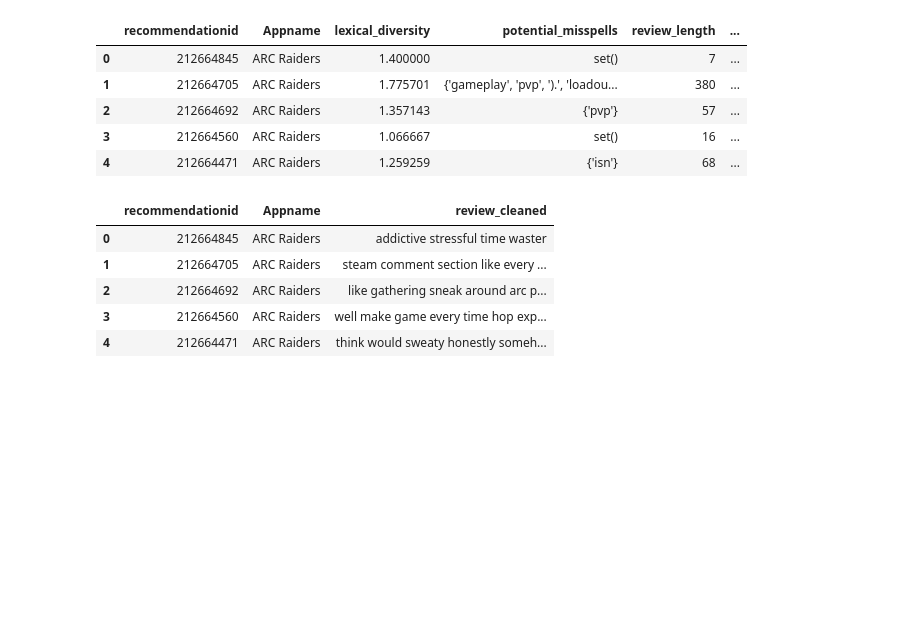
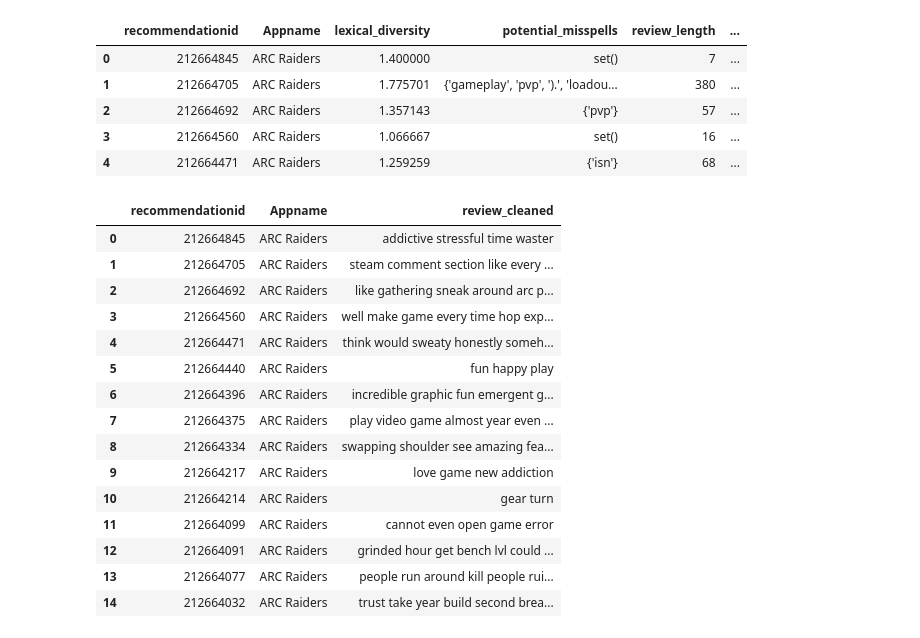
Before and after one commit to CGU-08-IST-332-nlp-steam-name/group-project, a Jupyter notebook: TextProcessing.ipynb, the cells around one changed output. Drawn from its saved outputs; the diff is of its cells as text; code cells hidden in the pictures; blank space fills up the shorter version.

```diff
--- a/TextProcessing.ipynb
+++ b/TextProcessing.ipynb
@@ -465,14 +465,24 @@ part1_df.head(5)
 # %%
 ## write the tokenized and cleaned output for use in later sections
 output_path = 'data/review_tokenized.csv'
-review_df[['recommendationid', 'Appname', 'review_cleaned']].to_csv(output_path, index=False)
+# review_df[['recommendationid', 'Appname', 'review_cleaned']].to_csv(output_path, index=False)
 
 review_df = pd.read_csv(output_path)
-review_df.head(5)
+review_df.head(15)
 # %% [output]
 |  | recommendationid | Appname | review_cleaned |
 | 0 | 212664845 | ARC Raiders | addictive stressful time waster |
 | 1 | 212664705 | ARC Raiders | steam comment section like every ... |
 | 2 | 212664692 | ARC Raiders | like gathering sneak around arc p... |
 | 3 | 212664560 | ARC Raiders | well make game every time hop exp... |
 | 4 | 212664471 | ARC Raiders | think would sweaty honestly someh... |
+| 5 | 212664440 | ARC Raiders | fun happy play |
+| 6 | 212664396 | ARC Raiders | incredible graphic fun emergent g... |
+| 7 | 212664375 | ARC Raiders | play video game almost year even ... |
+| 8 | 212664334 | ARC Raiders | swapping shoulder see amazing fea... |
+| 9 | 212664217 | ARC Raiders | love game new addiction |
+| 10 | 212664214 | ARC Raiders | gear turn |
+| 11 | 212664099 | ARC Raiders | cannot even open game error |
+| 12 | 212664091 | ARC Raiders | grinded hour get bench lvl could ... |
+| 13 | 212664077 | ARC Raiders | people run around kill people rui... |
+| 14 | 212664032 | ARC Raiders | trust take year build second brea... |
```
Also changed, not shown: 2 other files.
